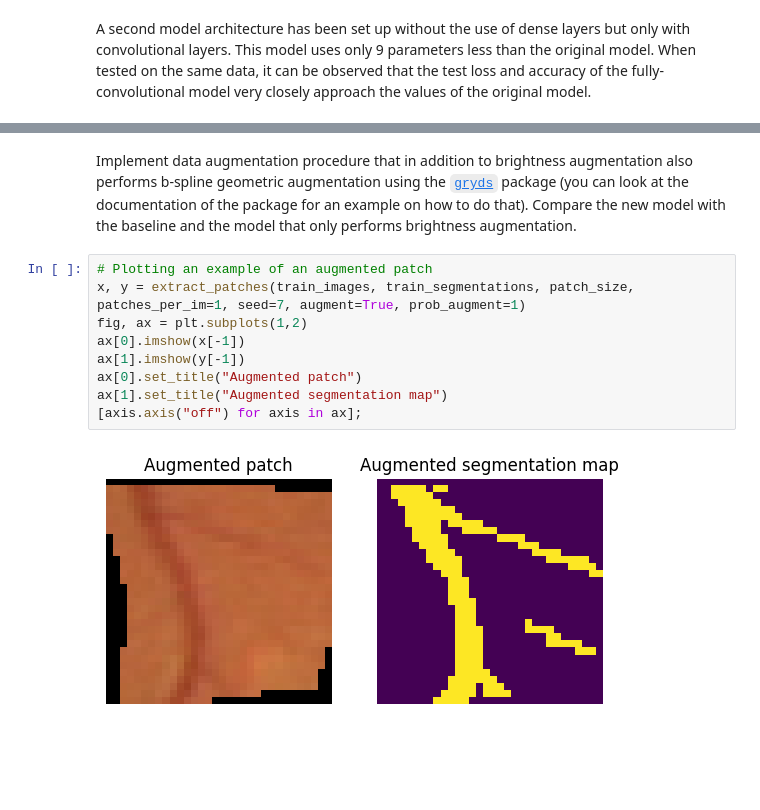
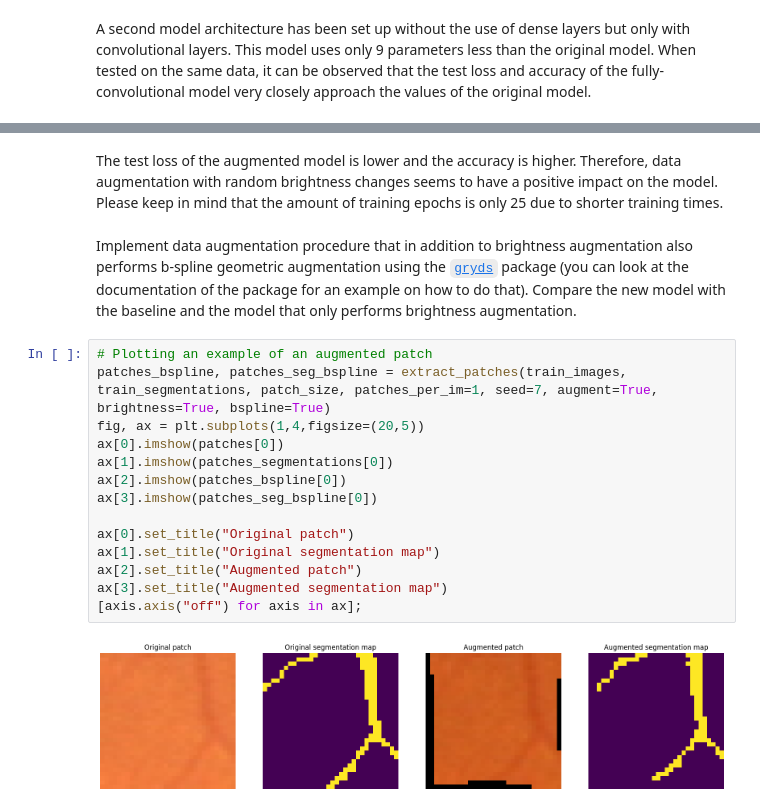
Before and after one commit to MartvStraten/8dm50-machine-learning, a Jupyter notebook: practicals/week_4.ipynb, the cells around one changed output, grey strips where cells are left out. Cells and saved outputs as stored; diff of their text form; blank space fills up the shorter version.

```diff
--- a/practicals/week_4.ipynb
+++ b/practicals/week_4.ipynb
@@ -601,16 +585,23 @@ plt.show()
+# %% [markdown]
+The test loss of the augmented model is lower and the accuracy is higher. Therefore, data augmentation with random brightness changes seems to have a positive impact on the model. Please keep in mind that the amount of training epochs is only 25 due to shorter training times.
 # %% [markdown]
 
 Implement data augmentation procedure that in addition to brightness augmentation also performs b-spline geometric augmentation using the [`gryds`](https://github.com/tueimage/gryds) package (you can look at the documentation of the package for an example on how to do that). Compare the new model with the baseline and the model that only performs brightness augmentation.
 # %%
 # Plotting an example of an augmented patch
-x, y = extract_patches(train_images, train_segmentations, patch_size, patches_per_im=1, seed=7, augment=True, prob_augment=1)
-fig, ax = plt.subplots(1,2)
-ax[0].imshow(x[-1])
-ax[1].imshow(y[-1])
-ax[0].set_title("Augmented patch")
-ax[1].set_title("Augmented segmentation map")
+patches_bspline, patches_seg_bspline = extract_patches(train_images, train_segmentations, patch_size, patches_per_im=1, seed=7, augment=True, brightness=True, bspline=True)
+fig, ax = plt.subplots(1,4,figsize=(20,5))
+ax[0].imshow(patches[0])
+ax[1].imshow(patches_segmentations[0])
+ax[2].imshow(patches_bspline[0])
+ax[3].imshow(patches_seg_bspline[0])
+
+ax[0].set_title("Original patch")
+ax[1].set_title("Original segmentation map")
+ax[2].set_title("Augmented patch")
+ax[3].set_title("Augmented segmentation map")
 [axis.axis("off") for axis in ax];
 # %% [output]
-[figure, old version]
+[figure, new version]
 # %%
 # Train the model with data augmentation
```
Also changed, not shown: parts of 19 cells of this notebook.
